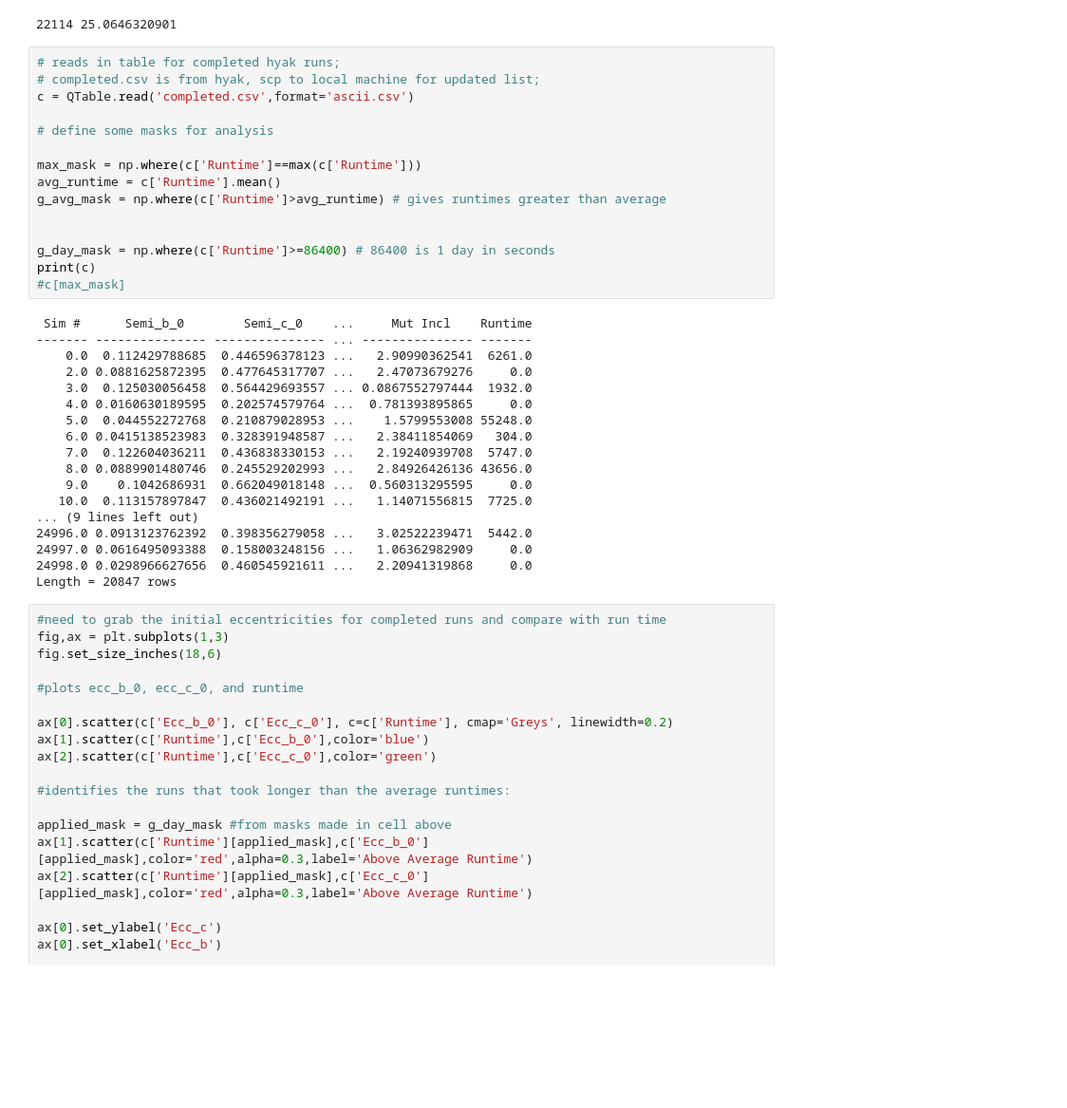
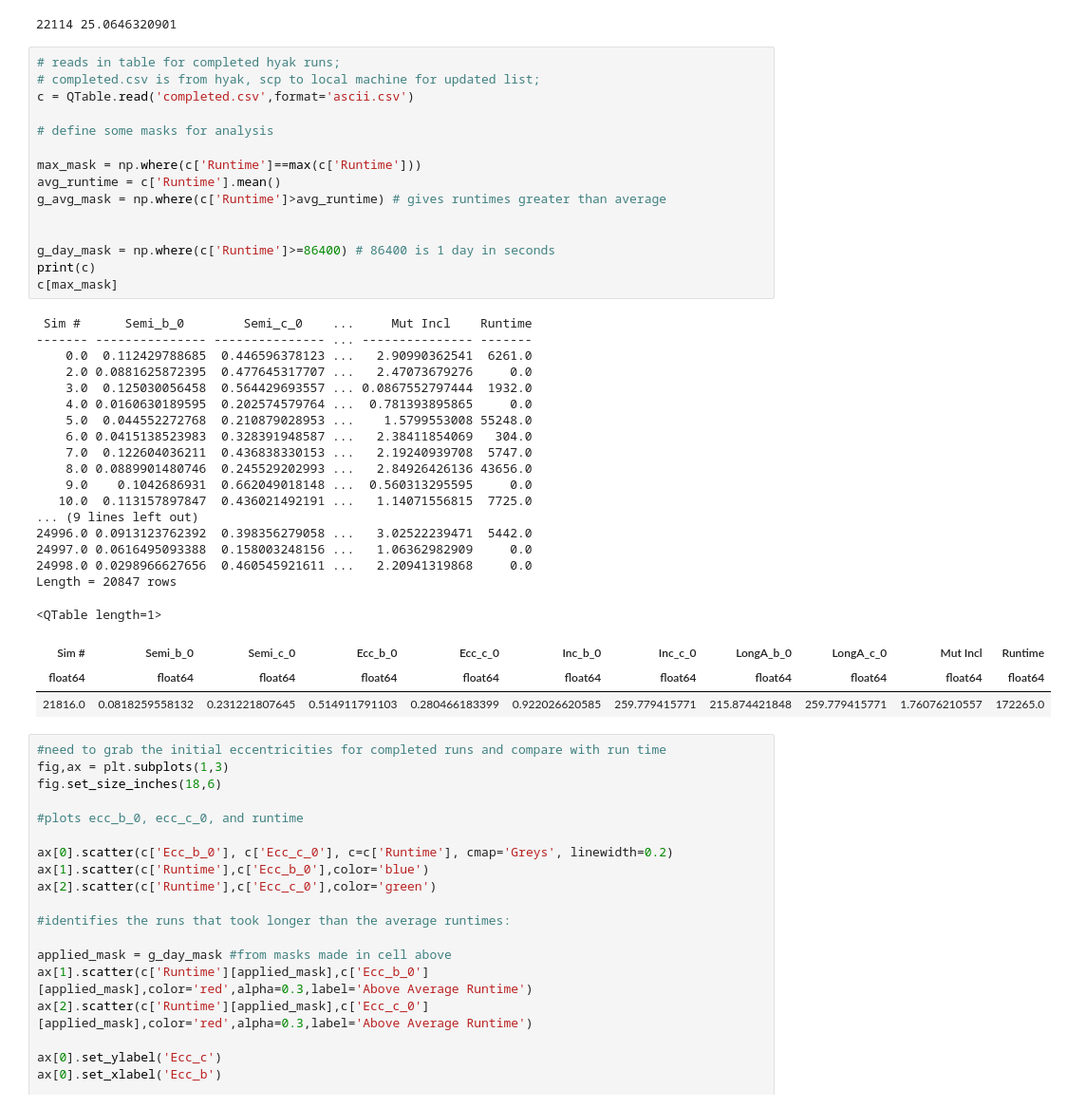
Before and after one commit to dm1681/Merging_Perts, a Jupyter notebook: Research/Merging_Perts/finished_runs.ipynb, the cells around one changed output. Shown: that part at 95% size. Saved outputs shown, nothing was run; the diff lists cells and outputs as text; blank space fills up the shorter version.

```diff
--- a/Research/Merging_Perts/finished_runs.ipynb
+++ b/Research/Merging_Perts/finished_runs.ipynb
@@ -175,34 +175,38 @@ print (np.argmax(data_per),data_per[np.argmax(data_per)])
 # completed.csv is from hyak, scp to local machine for updated list;
 c = QTable.read('completed.csv',format='ascii.csv')
 
 # define some masks for analysis
 
 max_mask = np.where(c['Runtime']==max(c['Runtime']))
 avg_runtime = c['Runtime'].mean()
 g_avg_mask = np.where(c['Runtime']>avg_runtime) # gives runtimes greater than average
 
 
 g_day_mask = np.where(c['Runtime']>=86400) # 86400 is 1 day in seconds
 print(c)
-#c[max_mask]
+c[max_mask]
 # %% [output]
  Sim #      Semi_b_0        Semi_c_0    ...     Mut Incl    Runtime
 ------- --------------- --------------- ... --------------- -------
     0.0  0.112429788685  0.446596378123 ...   2.90990362541  6261.0
     2.0 0.0881625872395  0.477645317707 ...   2.47073679276     0.0
     3.0  0.125030056458  0.564429693557 ... 0.0867552797444  1932.0
     4.0 0.0160630189595  0.202574579764 ...  0.781393895865     0.0
     5.0  0.044552272768  0.210879028953 ...    1.5799553008 55248.0
     6.0 0.0415138523983  0.328391948587 ...   2.38411854069   304.0
     7.0  0.122604036211  0.436838330153 ...   2.19240939708  5747.0
     8.0 0.0889901480746  0.245529202993 ...   2.84926426136 43656.0
     9.0    0.1042686931  0.662049018148 ...  0.560313295595     0.0
    10.0  0.113157897847  0.436021492191 ...   1.14071556815  7725.0
 ... (9 lines left out)
 24996.0 0.0913123762392  0.398356279058 ...   3.02522239471  5442.0
 24997.0 0.0616495093388  0.158003248156 ...   1.06362982909     0.0
 24998.0 0.0298966627656  0.460545921611 ...   2.20941319868     0.0
 Length = 20847 rows
+<QTable length=1>
+| Sim # | Semi_b_0 | Semi_c_0 | Ecc_b_0 | Ecc_c_0 | Inc_b_0 | Inc_c_0 | LongA_b_0 | LongA_c_0 | Mut Incl | Runtime |
+| float64 | float64 | float64 | float64 | float64 | float64 | float64 | float64 | float64 | float64 | float64 |
+| 21816.0 | 0.0818259558132 | 0.231221807645 | 0.514911791103 | 0.280466183399 | 0.922026620585 | 259.779415771 | 215.874421848 | 259.779415771 | 1.76076210557 | 172265.0 |
 # %%
 #need to grab the initial eccentricities for completed runs and compare with run time
 fig,ax = plt.subplots(1,3)
```
